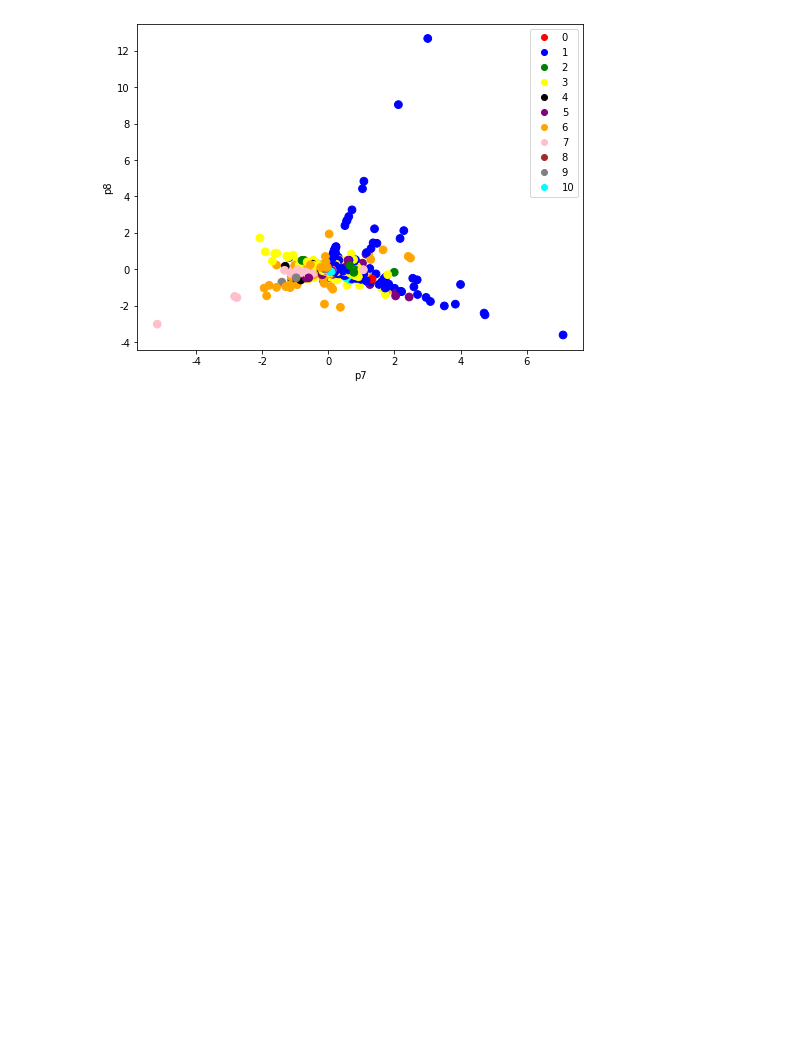
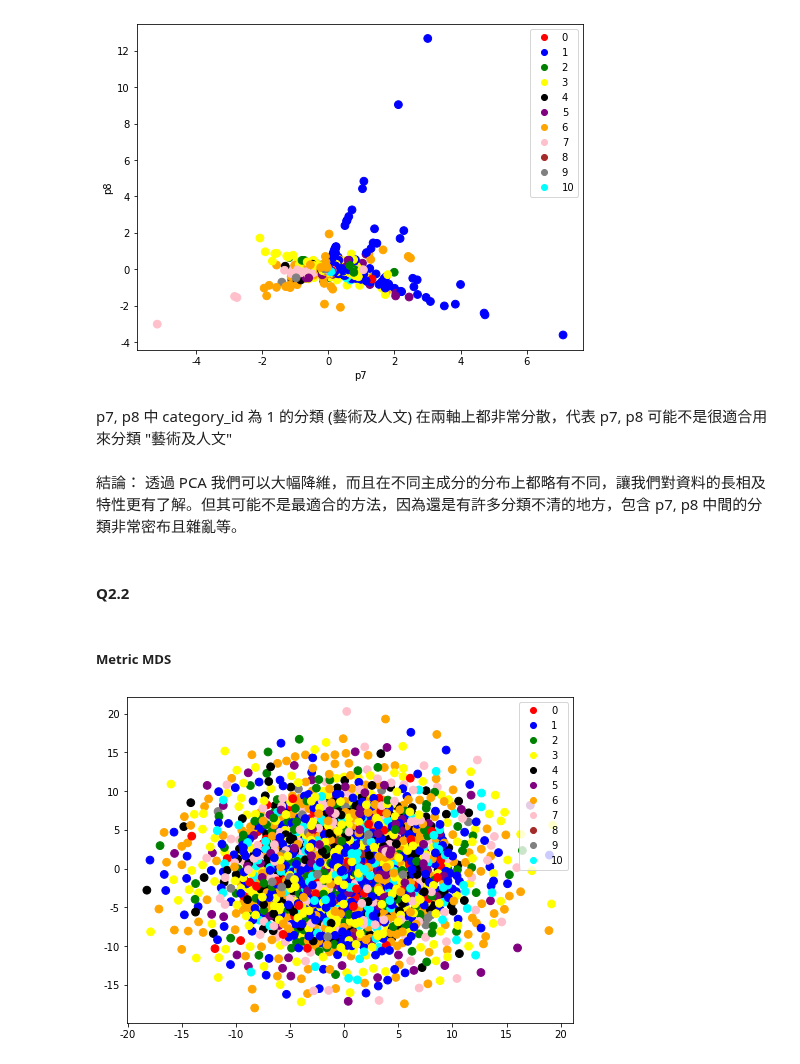
Before and after one commit to Brian-Konr/statistical-learning-IM5056, a Jupyter notebook: hw3/hw3.ipynb, the cells around one changed output. Cells and saved outputs as stored; diff of their text form; code cells hidden in the pictures; blank space fills up the shorter version.

```diff
--- a/hw3/hw3.ipynb
+++ b/hw3/hw3.ipynb
@@ -980,3 +980,24 @@ p8 = dep_stu_pca[:, 7]
 plot_pca_scatter(p7, p8, color_map, 'p7', 'p8')
 # %% [output]
 [figure]
+# %% [markdown]
+p7, p8 中 category_id 為 1 的分類 (藝術及人文) 在兩軸上都非常分散，代表 p7, p8 可能不是很適合用來分類 "藝術及人文"
+# %% [markdown]
+結論：
+透過 PCA 我們可以大幅降維，而且在不同主成分的分布上都略有不同，讓我們對資料的長相及特性更有了解。但其可能不是最適合的方法，因為還是有許多分類不清的地方，包含 p7, p8 中間的分類非常密布且雜亂等。
+# %% [markdown]
+#### Q2.2
+# %% [markdown]
+##### Metric MDS
+# %%
+# use MDS to reduce dimensionality and plot scatter plot
+from sklearn.manifold import MDS
+mds = MDS(n_components=2, metric=True)
+dep_stu_mds = mds.fit_transform(dep_stu2)
+
+plt.scatter(dep_stu_mds[:, 0], dep_stu_mds[:, 1], c=all_dep_colors, s=60)
+markers = [plt.Line2D([0,0], [0,0], color=color, marker='o', linestyle='') for color in color_map.values()]
+plt.legend(markers, color_map.keys(), numpoints=1)
+plt.show()
+# %% [output]
+[figure, added]
```
Also changed, not shown: parts of 3 cells of this notebook.
